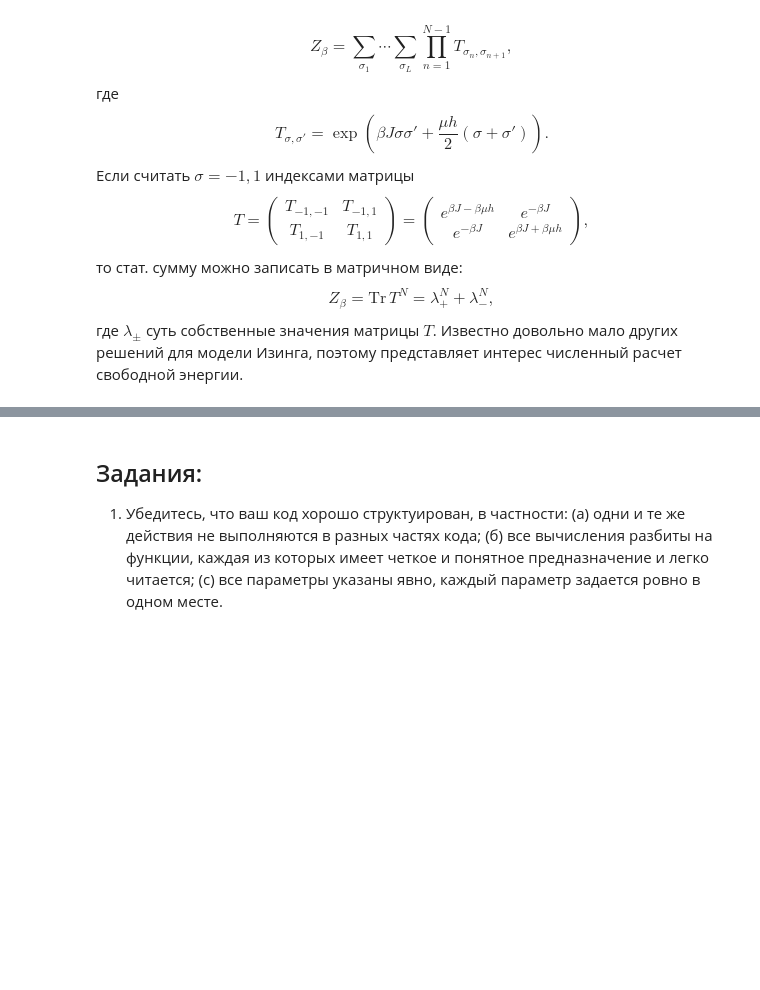
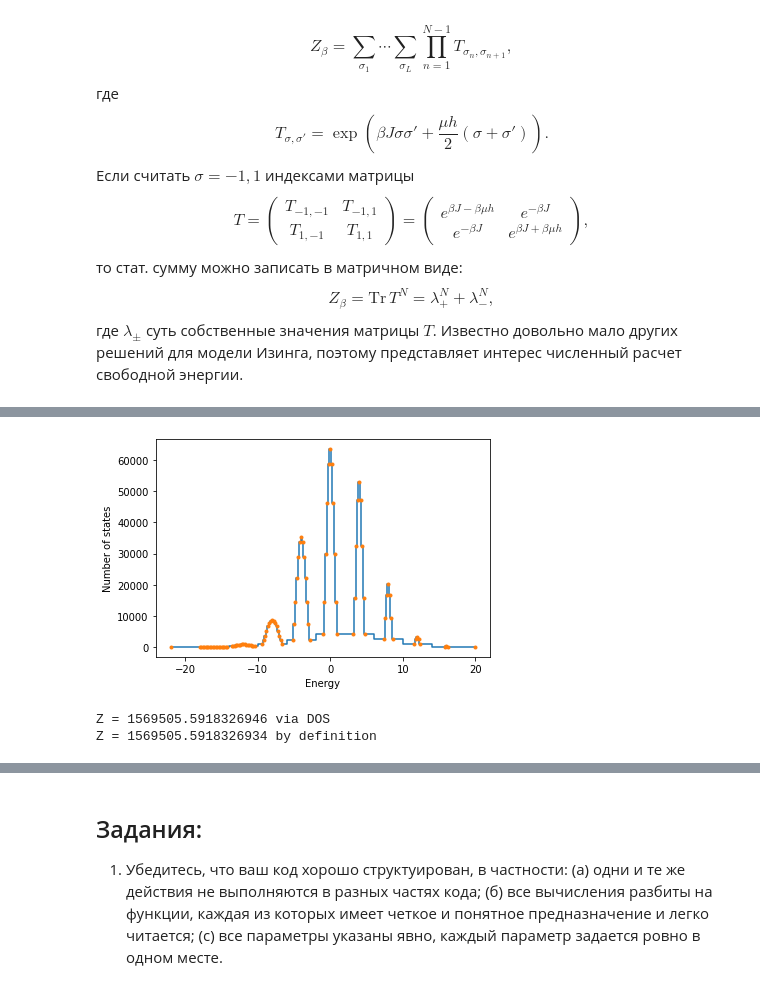
Before and after one commit to alepoydes/introduction-to-numerical-simulation, a Jupyter notebook: practice/MonteCarlo.ipynb, the cells around one changed output, grey strips where cells are left out. Saved outputs shown, nothing was run; the diff lists cells and outputs as text; code cells hidden in the pictures; blank space fills up the shorter version.

```diff
--- a/practice/MonteCarlo.ipynb
+++ b/practice/MonteCarlo.ipynb
@@ -245,7 +250,7 @@ class Ising:
         return 2*states-1
     def random_states_uni(self, n):
         """Возвращает `n` случайных значений."""
-        return np.random.randint(0, 2, n*model.L).reshape((n,model.L))
+        return 2*np.random.randint(0, 2, n*model.L).reshape((n,model.L))-1
 
 def partition_function_expl(model: Ising, beta: float) -> float:
     """Вычисляет стат. сумму одномерной модели Изинга по явной формуле."""
@@ -309,0 +332,26 @@ $$M=\frac{\partial \ln Z}{\partial \mu h},$$
+# %%
+# Найдем плотность состояний перебором всех состояний.
+model = Ising(J=1.0, muh=0.1, L=20)
+all_energies = np.sort( model.energy(model.all_states()) ) # Массив всех возможных значений энергии.
+# plt.plot(all_energies,','); plt.show()
+# Группируем одинаковые элементы и считаем их количество
+from collections import Counter
+density_of_states = Counter(all_energies)
+# Извлекаем из счетчика отдельно массив энергию, отдельно число состояний для данной энергии.
+energy, number_of_states = np.array(list(density_of_states.items())).T
+# Строим график плотности состояний.
+plt.step(energy, number_of_states, '-', where='mid',)
+plt.plot(energy, number_of_states, '.')
+plt.xlabel("Energy")
+plt.ylabel("Number of states")
+plt.show()
+# Имея распределение состояний по энергиям сосчитаем стат. сумму.
+beta = .2
+Z_dos = np.sum(number_of_states*np.exp(-beta*energy))
+Z_exp = partition_function_expl(model, beta) # стат. сумма через определение для сравнения
+print(f"Z = {Z_dos} via DOS")
+print(f"Z = {Z_exp} by definition")
+# %% [output]
+[figure, added]
+Z = 1569505.5918326946 via DOS
+Z = 1569505.5918326934 by definition
```
Also changed, not shown: parts of 10 cells of this notebook.
